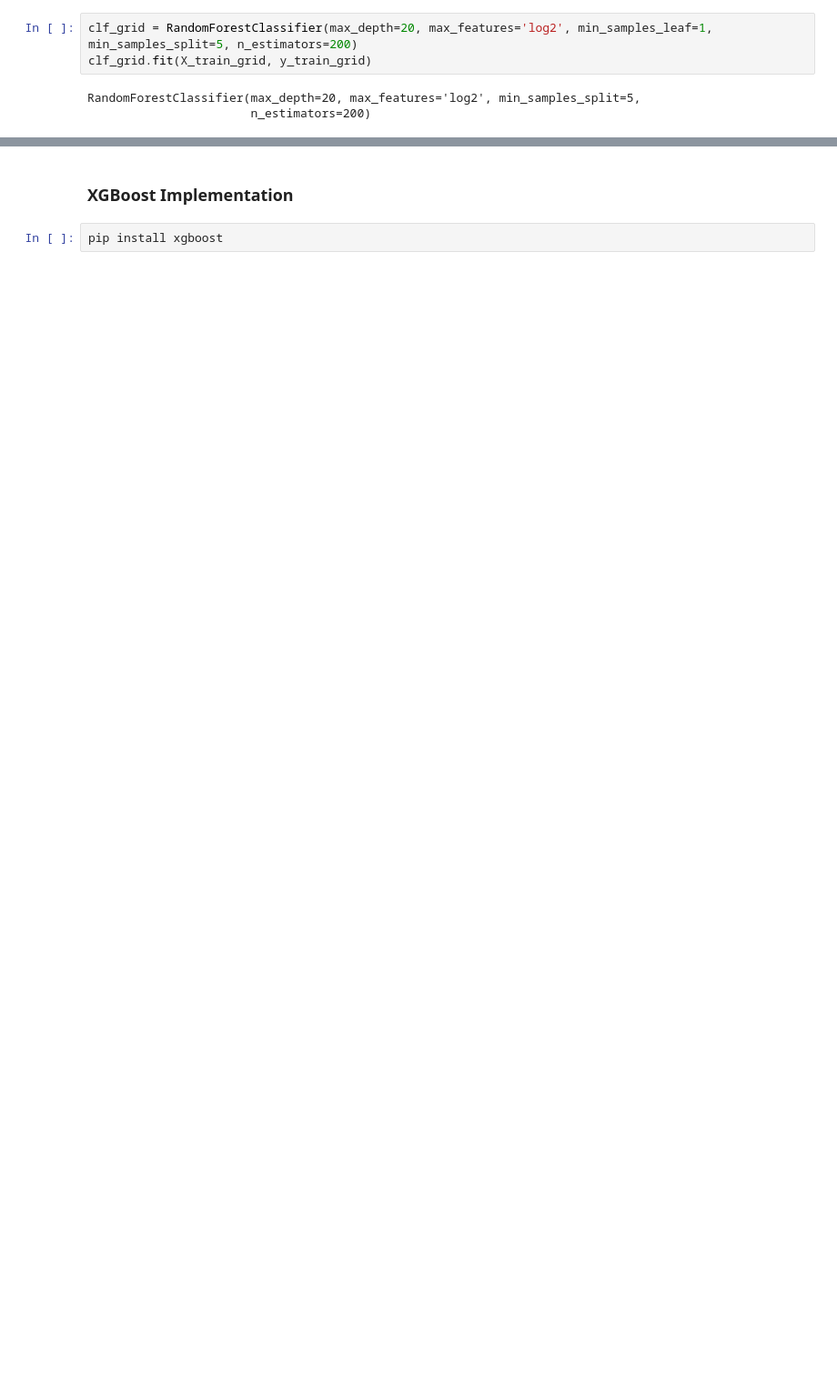
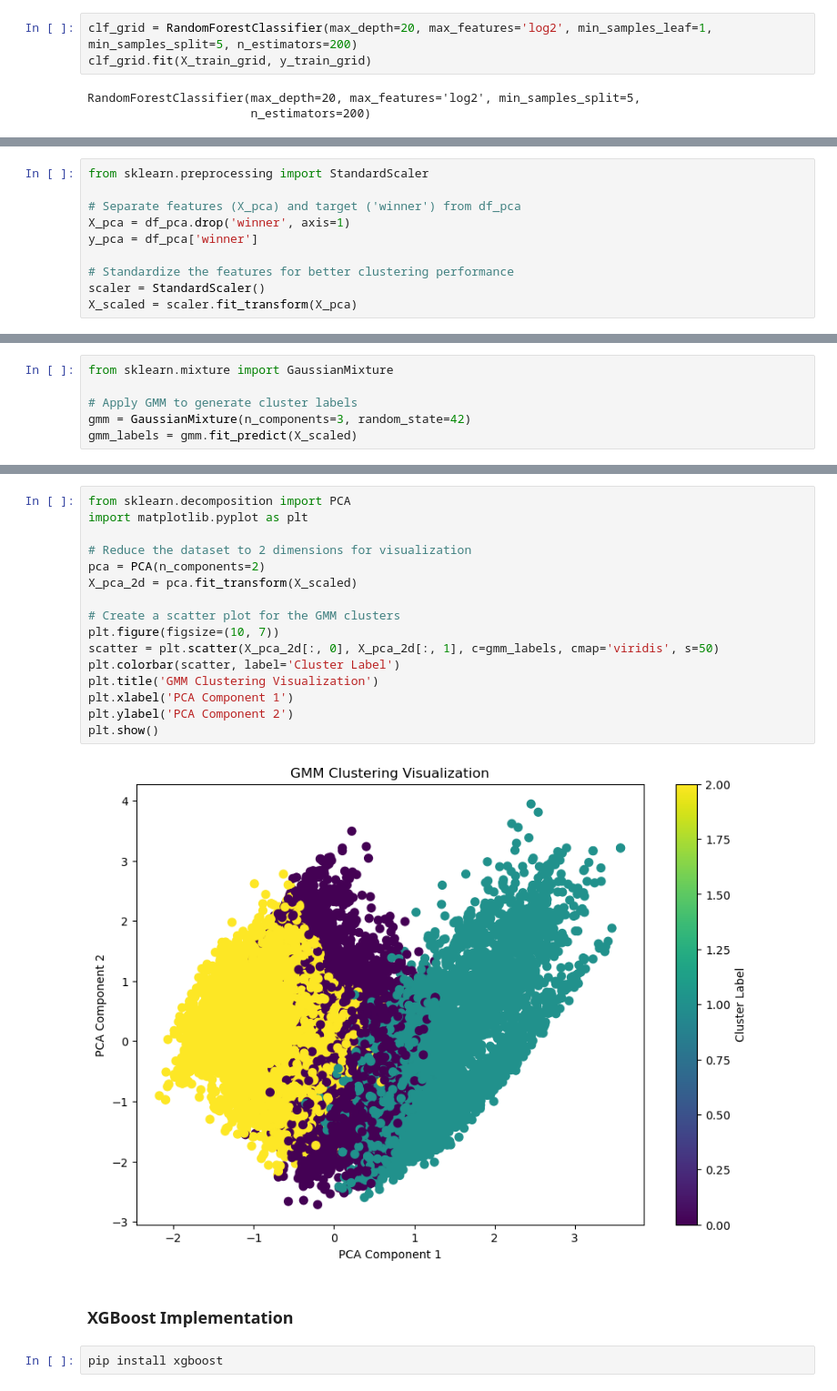
Before and after one commit to brysonbien/Chess-Opening-ML, a Jupyter notebook: final_report.ipynb, the cells around one changed output, grey strips where cells are left out. Shown at 91% size. Cells and saved outputs as stored; diff of their text form; blank space fills up the shorter version.

```diff
--- a/final_report.ipynb
+++ b/final_report.ipynb
@@ -317,0 +344,10 @@ RandomForestClassifier(max_depth=20, max_features='log2', min_samples_split=5,
+# %%
+from sklearn.preprocessing import StandardScaler
+
+# Separate features (X_pca) and target ('winner') from df_pca
+X_pca = df_pca.drop('winner', axis=1)
+y_pca = df_pca['winner']
+
+# Standardize the features for better clustering performance
+scaler = StandardScaler()
+X_scaled = scaler.fit_transform(X_pca)
@@ -317,0 +356,6 @@ RandomForestClassifier(max_depth=20, max_features='log2', min_samples_split=5,
+# %%
+from sklearn.mixture import GaussianMixture
+
+# Apply GMM to generate cluster labels
+gmm = GaussianMixture(n_components=3, random_state=42)
+gmm_labels = gmm.fit_predict(X_scaled)
@@ -318,3 +382,21 @@ RandomForestClassifier(max_depth=20, max_features='log2', min_samples_split=5,
+# %%
+from sklearn.decomposition import PCA
+import matplotlib.pyplot as plt
+
+# Reduce the dataset to 2 dimensions for visualization
+pca = PCA(n_components=2)
+X_pca_2d = pca.fit_transform(X_scaled)
+
+# Create a scatter plot for the GMM clusters
+plt.figure(figsize=(10, 7))
+scatter = plt.scatter(X_pca_2d[:, 0], X_pca_2d[:, 1], c=gmm_labels, cmap='viridis', s=50)
+plt.colorbar(scatter, label='Cluster Label')
+plt.title('GMM Clustering Visualization')
+plt.xlabel('PCA Component 1')
+plt.ylabel('PCA Component 2')
+plt.show()
+# %% [output]
+[figure, added]
 # %% [markdown]
 ### XGBoost Implementation
 # %%
```
Also changed, not shown: parts of 25 cells of this notebook.
